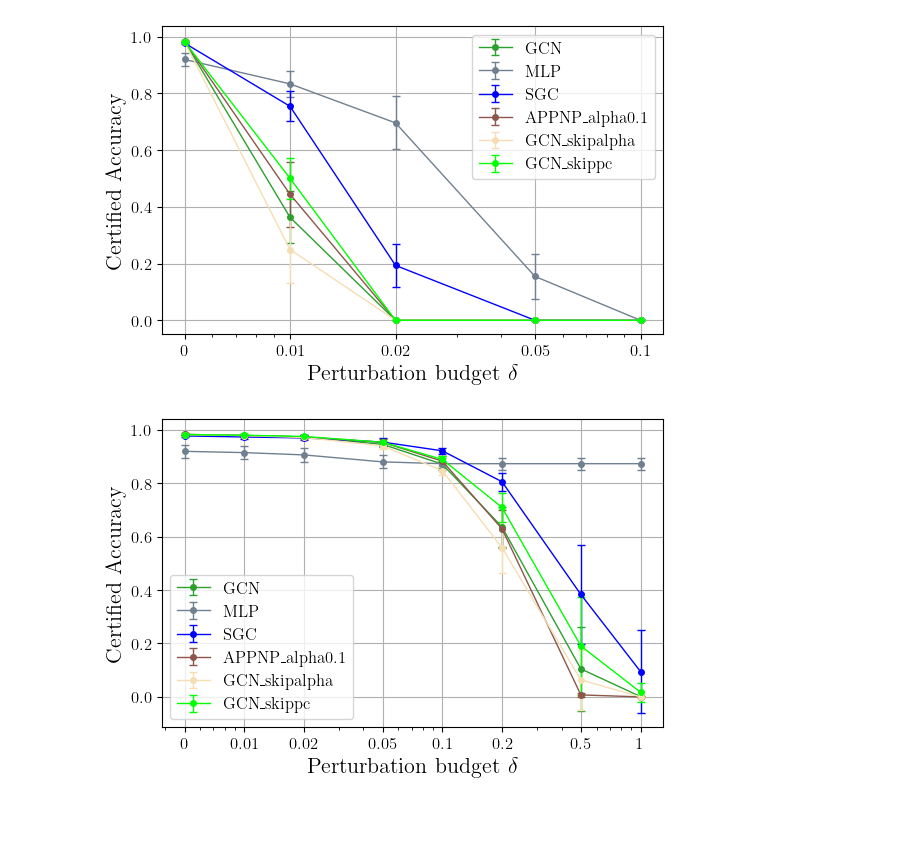
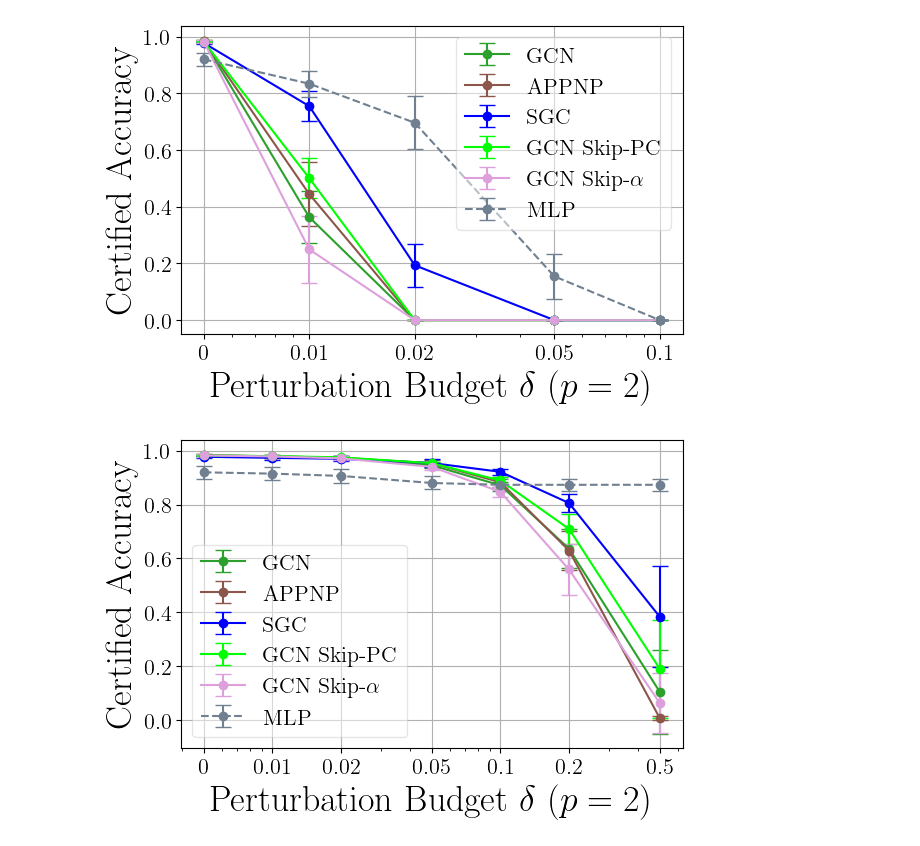
Before and after one commit to saper0/qpcert, a Jupyter notebook: notebooks/certification_realbinary/coramlcontbinary_pu.ipynb, the cells around one changed output. Saved outputs shown, nothing was run; the diff lists cells and outputs as text; code cells hidden in the pictures; blank space fills up the shorter version.

```diff
--- a/notebooks/certification_realbinary/coramlcontbinary_pu.ipynb
+++ b/notebooks/certification_realbinary/coramlcontbinary_pu.ipynb
@@ -67,20 +97,60 @@ experiment_manager.plot_robust_acc_delta(models, C_l, attack_nodes, pert_model=p
 # %%
 C_l = None
+plt.close("all")
 delta_l = [0, 0.01, 0.02, 0.05, 0.1]
-models = ["GCN", "MLP", "SGC", "APPNP_alpha0.1", "GCN_skipalpha", "GCN_skippc"]
+models = ["GCN", "APPNP_alpha0.1", "SGC", "GCN_skippc", "GCN_skipalpha", "MLP"]
+legend_labels = ["GCN", "APPNP", "SGC", "GCN Skip-PC", r"GCN Skip-$\alpha$", "MLP"]
 pert_model = "l2"
+label_fontsize = 26
+legend_fontsize = 16
+ticks_fontsize = 16
+savefig = "coramlbin_pu_l2_nadv1215" + postfix + ".pdf"
+linewidth = 1.5
+markersize = 6
+capsize = 6
+framealpha = 0.5
 experiment_manager.plot_robust_acc_delta(models, C_l, attack_nodes, pert_model=pert_model,
-                                         n_adv=1215, delta_l=delta_l, xlogscale=True)
+                                         legend_labels=legend_labels,
+                                         n_adv=1215, delta_l=delta_l, xlogscale=True,
+                                         label_fontsize=label_fontsize,
+                                         legend_fontsize=legend_fontsize,
+                                         ticks_fontsize=ticks_fontsize,
+                                         savedir=savedir,
+                                         savefig=savefig,
+                                         markersize=markersize,
+                                         capsize=capsize,
+                                         linewidth=linewidth,
+                                         framealpha=framealpha)
 # %% [output]
-[figure, old version]
+[figure, new version]
 # %%
 C_l = None
-delta_l = [0, 0.01, 0.02, 0.05, 0.1, 0.2, 0.5, 1]
-models = ["GCN", "MLP", "SGC", "APPNP_alpha0.1", "GCN_skipalpha", "GCN_skippc"]
+plt.close("all")
+delta_l = [0, 0.01, 0.02, 0.05, 0.1, 0.2, 0.5]
+models = ["GCN", "APPNP_alpha0.1", "SGC", "GCN_skippc", "GCN_skipalpha", "MLP"]
+legend_labels = ["GCN", "APPNP", "SGC", "GCN Skip-PC", r"GCN Skip-$\alpha$", "MLP"]
 pert_model = "l2"
+label_fontsize = 26
+legend_fontsize = 16
+ticks_fontsize = 16
+savefig = "coramlbin_pu_l2_nadv60" + postfix + ".pdf"
+linewidth = 1.5
+markersize = 6
+capsize = 6
+framealpha = 0.5
 experiment_manager.plot_robust_acc_delta(models, C_l, attack_nodes, pert_model=pert_model,
-                                         n_adv=60, delta_l=delta_l, xlogscale=True)
+                                         legend_labels=legend_labels,
+                                         n_adv=60, delta_l=delta_l, xlogscale=True,
+                                         label_fontsize=label_fontsize,
+                                         legend_fontsize=legend_fontsize,
+                                         ticks_fontsize=ticks_fontsize,
+                                         savedir=savedir,
+                                         savefig=savefig,
+                                         markersize=markersize,
+                                         capsize=capsize,
+                                         linewidth=linewidth,
+                                         framealpha=framealpha)
 # %% [output]
-[figure, old version]
+[figure, new version]
 # %%
 C_l = None
```
Also changed, not shown: parts of 17 cells of this notebook, 4 other files.
